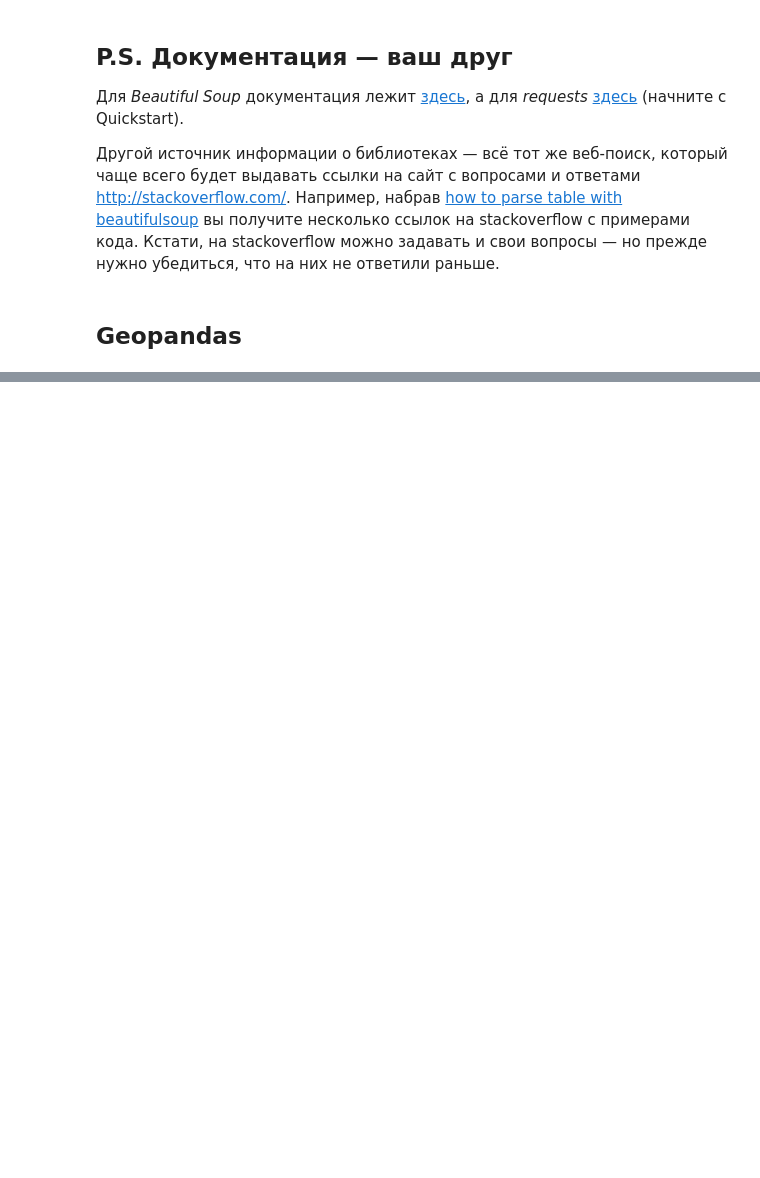
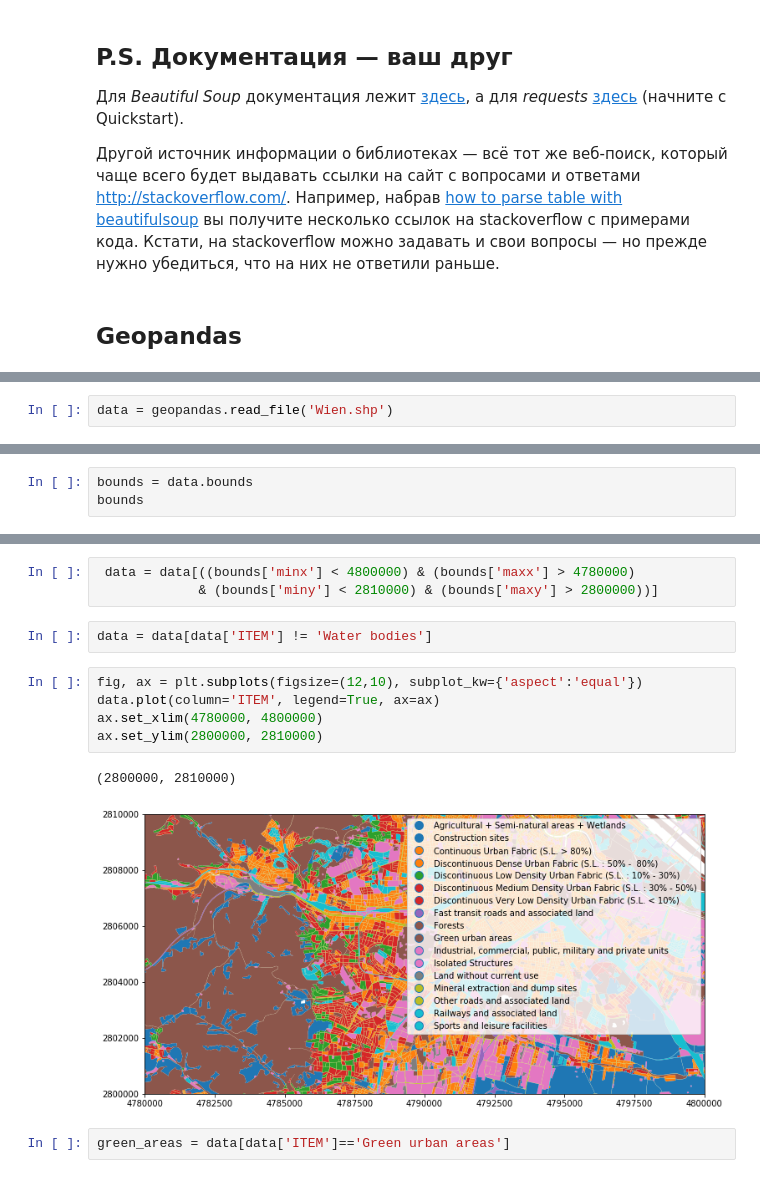
Before and after one commit to pythonmiigaik/pythonmiigaik.github.io, a Jupyter notebook: Lesson_7/Lecture 7.ipynb, the cells around one changed output, grey strips where cells are left out. Saved outputs shown, nothing was run; the diff lists cells and outputs as text; blank space fills up the shorter version.

```diff
--- a/Lesson_7/Lecture 7.ipynb
+++ b/Lesson_7/Lecture 7.ipynb
@@ -481,0 +451,2 @@ ModuleNotFoundError: No module named 'geopandas'
+# %%
+data = geopandas.read_file('Wien.shp')
@@ -481,0 +479,3 @@ ModuleNotFoundError: No module named 'geopandas'
+# %%
+bounds = data.bounds
+bounds
@@ -481,0 +500,15 @@ ModuleNotFoundError: No module named 'geopandas'
+# %%
+ data = data[((bounds['minx'] < 4800000) & (bounds['maxx'] > 4780000)
+             & (bounds['miny'] < 2810000) & (bounds['maxy'] > 2800000))]
+# %%
+data = data[data['ITEM'] != 'Water bodies']
+# %%
+fig, ax = plt.subplots(figsize=(12,10), subplot_kw={'aspect':'equal'})
+data.plot(column='ITEM', legend=True, ax=ax)
+ax.set_xlim(4780000, 4800000)
+ax.set_ylim(2800000, 2810000)
+# %% [output]
+(2800000, 2810000)
+[figure, added]
+# %%
+green_areas = data[data['ITEM']=='Green urban areas']
```
Also changed, not shown: parts of 18 cells of this notebook, 5 other files.
